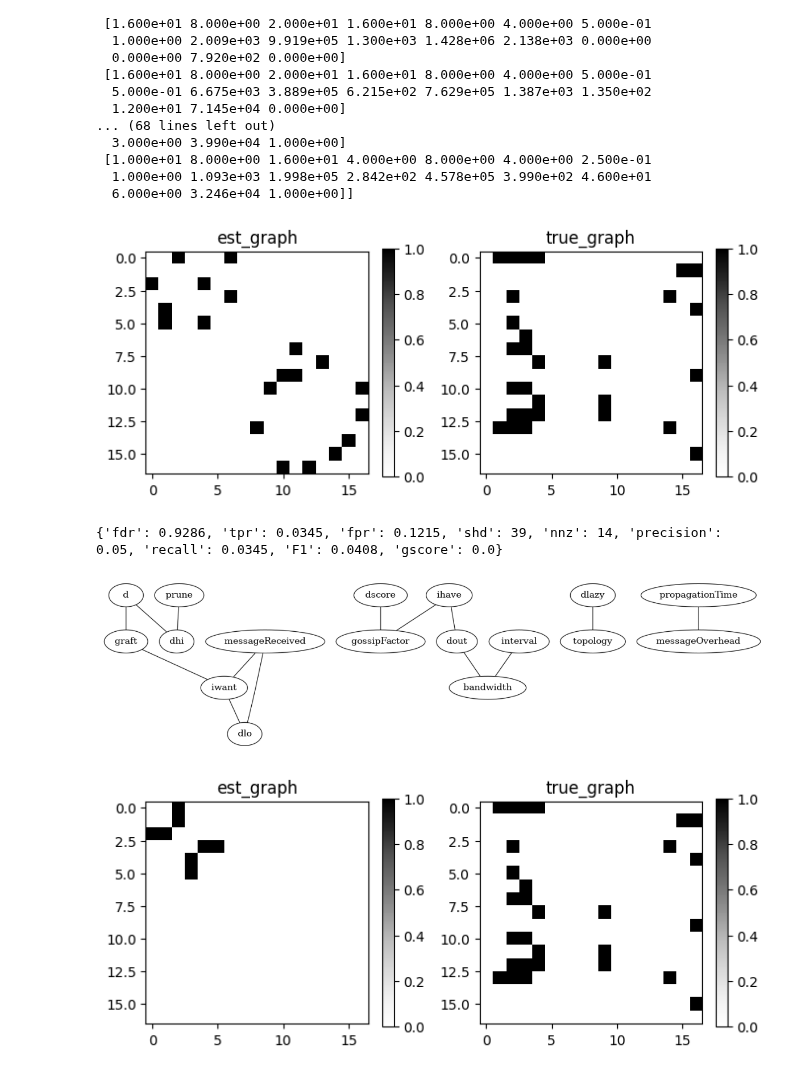
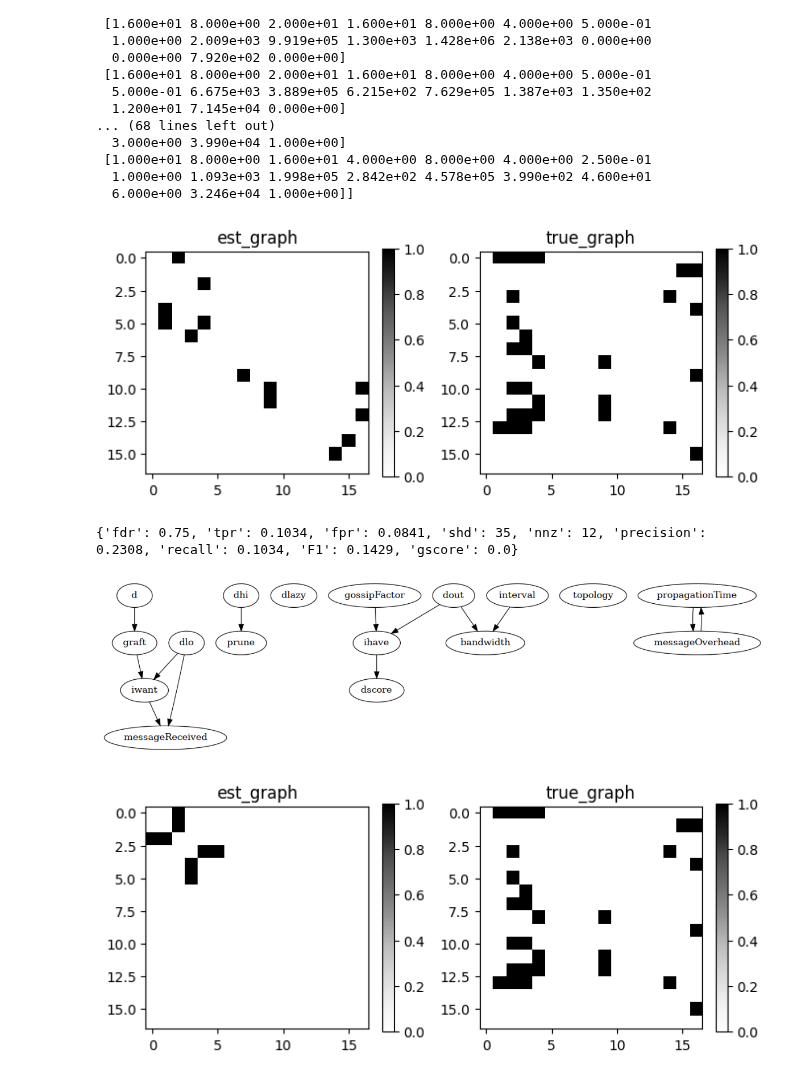
Before and after one commit to FlavScheidt/flexi-pipe, a Jupyter notebook: data/CausalAnalysis/CausalDiscovery/PcAnalysis.ipynb, the cells around one changed output. Drawn from its saved outputs; the diff is of its cells as text; code cells hidden in the pictures.

Commit message:
add PrioriKnowledge on PC algorithm

```diff
--- a/data/CausalAnalysis/CausalDiscovery/PcAnalysis.ipynb
+++ b/data/CausalAnalysis/CausalDiscovery/PcAnalysis.ipynb
@@ -105,7 +108,10 @@ print(X)
   6.000e+00 3.246e+04 1.000e+00]]
 # %%
 # structure learning
-pc = PC()
+priori = PrioriKnowledge(X.shape[1])
+
+priori.add_forbidden_edges([(2,0),(0,6),(6,0),(3,6),(9,6),(9,10),(16,10),(16,12),(8,13),(13,8),(9,11),(7,11),(11,7),(10,7),(7,10)])
+pc = PC(variant='original', priori_knowledge=priori)
 pc.learn(X)
 
 # plot predict_dag and true_dag
@@ -115,19 +121,19 @@ GraphDAG(pc.causal_matrix, true_causal_matrix, 'result')
 mt = MetricsDAG(pc.causal_matrix, true_causal_matrix)
 print(mt.metrics)
 # %% [output]
-[figure, old version]
+[figure, new version]
-{'fdr': 0.9286, 'tpr': 0.0345, 'fpr': 0.1215, 'shd': 39, 'nnz': 14, 'precision': 0.05, 'recall': 0.0345, 'F1': 0.0408, 'gscore': 0.0}
+{'fdr': 0.75, 'tpr': 0.1034, 'fpr': 0.0841, 'shd': 35, 'nnz': 12, 'precision': 0.2308, 'recall': 0.1034, 'F1': 0.1429, 'gscore': 0.0}
 # %%
-learned_causal_graph =  nx.from_numpy_array(pc.causal_matrix)
+learned_causal_graph = nx.from_numpy_array(pc.causal_matrix, create_using=nx.DiGraph)
 
 mapping = {0:'d', 1:'messageReceived', 2:'graft', 3:'prune', 4:'iwant', 5:'dlo', 6:'dhi', 7:'dscore', 8:'dlazy', 9:'ihave', 10:'dout', 11:'gossipFactor', 12:'interval', 13:'topology', 14:'propagationTime', 15:'messageOverhead', 16:'bandwidth'}
 # nx.set_node_attributes(learned_causal_graph, labels, "name")
 H = nx.relabel_nodes(learned_causal_graph, mapping)
 
 fig, ax = plt.subplots(figsize=(15,20))
 gcm.util.plot(H)#, figure_size=[15, 10])
 # %% [output]
-[figure, old version]
+[figure, new version]
 # %%
 pc_cat = PC(ci_test="chi2")
 
```
Also changed, not shown: parts of 1 cell of this notebook, 2 other files.
